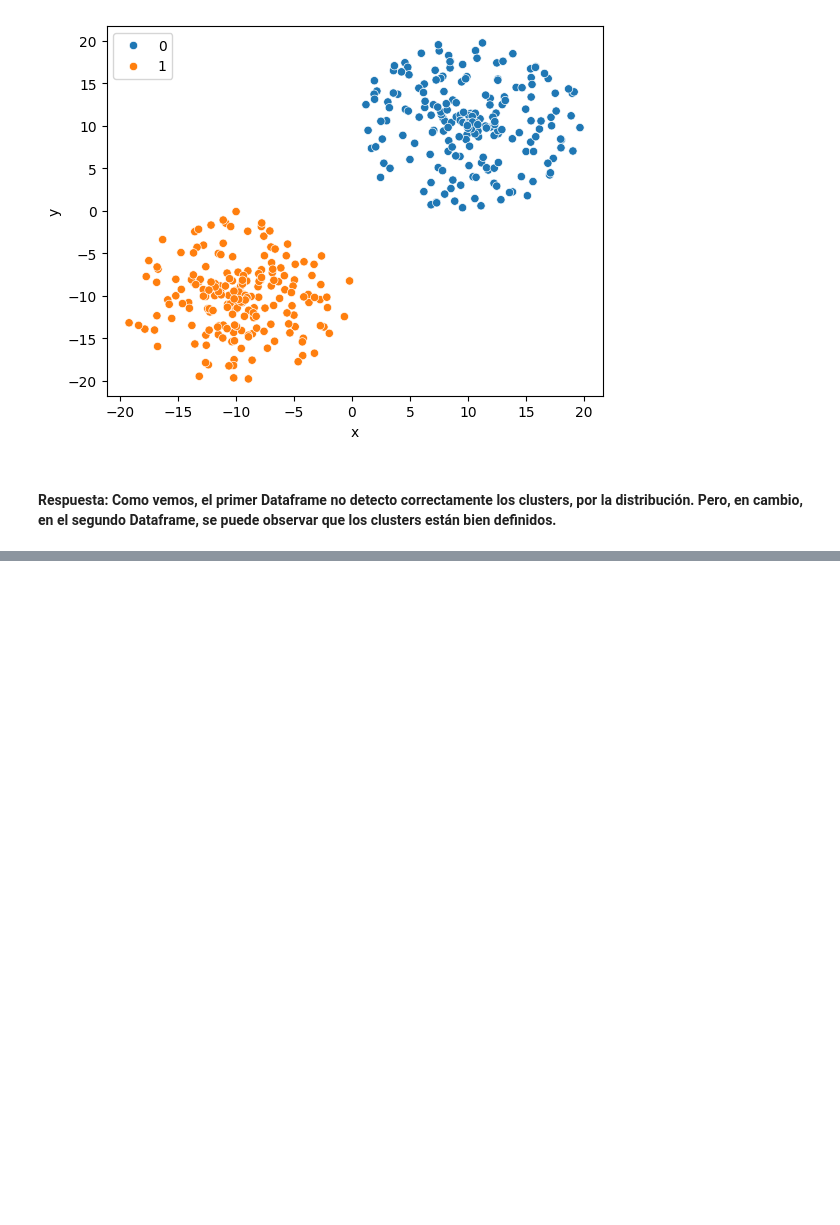
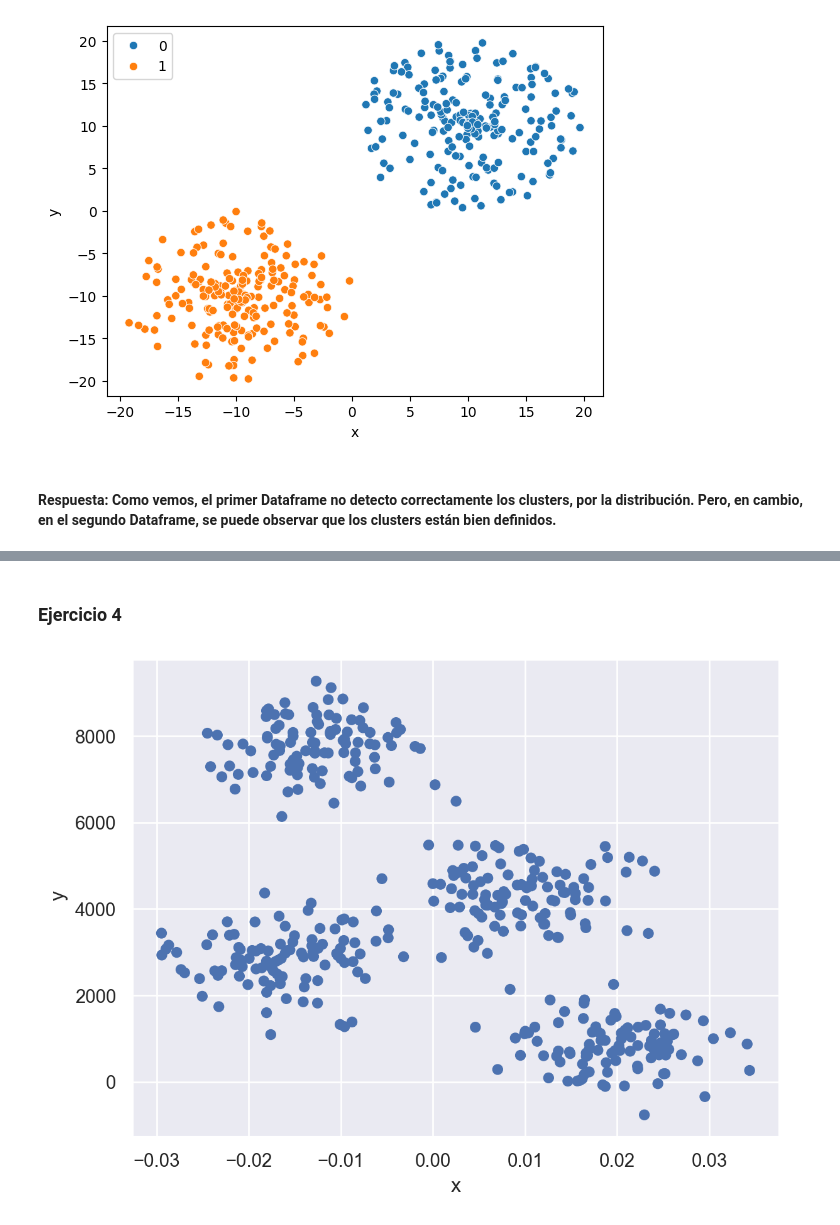
Before and after one commit to santiago-paz/ejercicios-laboratorio-datos-uba, a Jupyter notebook: Prácticas/Práctica-7/soluciones_práctica-7_notebook.ipynb, the cells around one changed output, grey strips where cells are left out. Saved outputs shown, nothing was run; the diff lists cells and outputs as text; code cells hidden in the pictures; blank space fills up the shorter version.

```diff
--- a/Prácticas/Práctica-7/soluciones_práctica-7_notebook.ipynb
+++ b/Prácticas/Práctica-7/soluciones_práctica-7_notebook.ipynb
@@ -51,0 +112,11 @@ sns.scatterplot(data=df_2, x='x', y='y', hue=labels_2)
+# %% [markdown]
+### **Ejercicio 4**
+# %%
+# Ejercicio 4 a)
+# Cargamos el dataset p7-dataSinEscalar.csv y los graficamos
+
+df = pd.read_csv('p7-dataSinEscalar.csv')
+
+so.Plot(data=df, x='x', y=' y').add(so.Dot())
+# %% [output]
+[figure, added]
```
Also changed, not shown: parts of 13 cells of this notebook, 2 other files.
